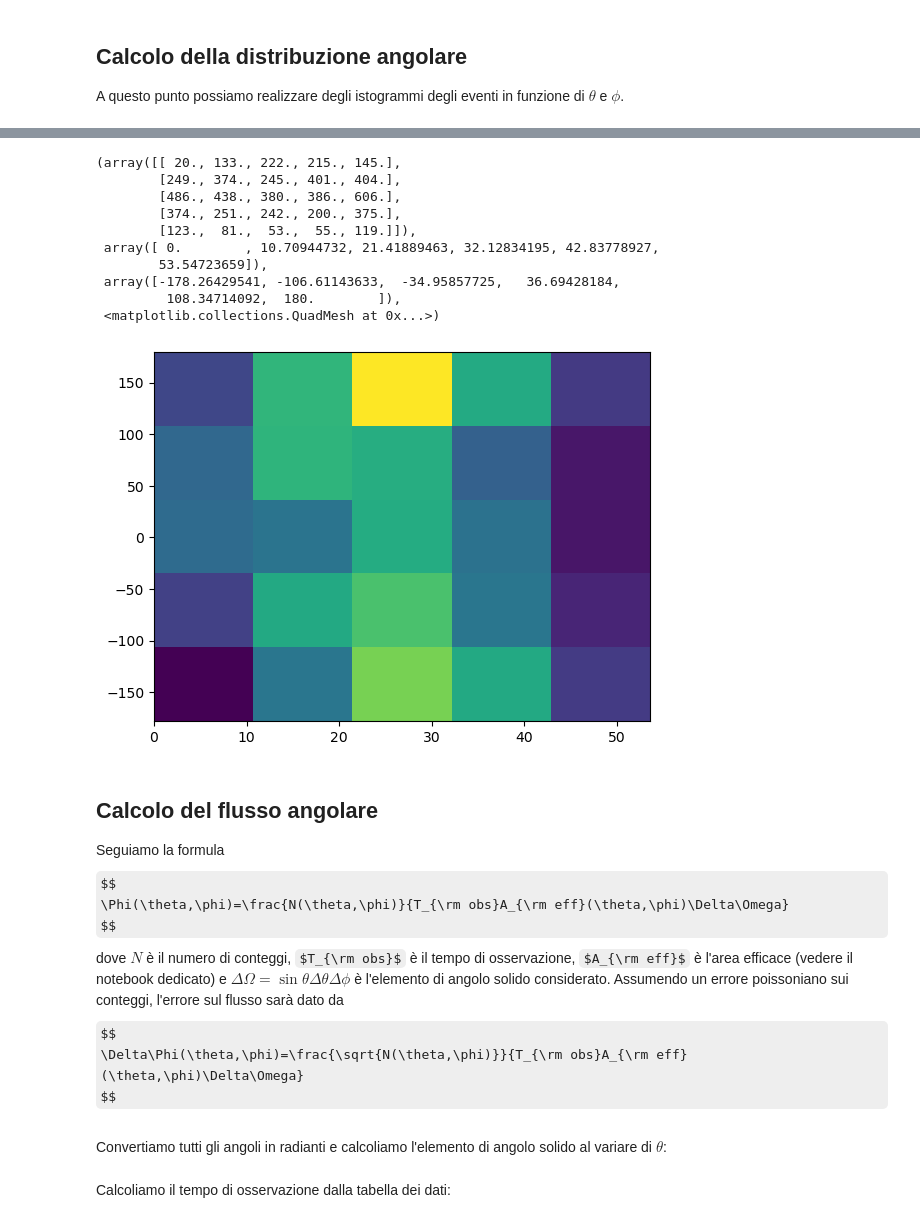
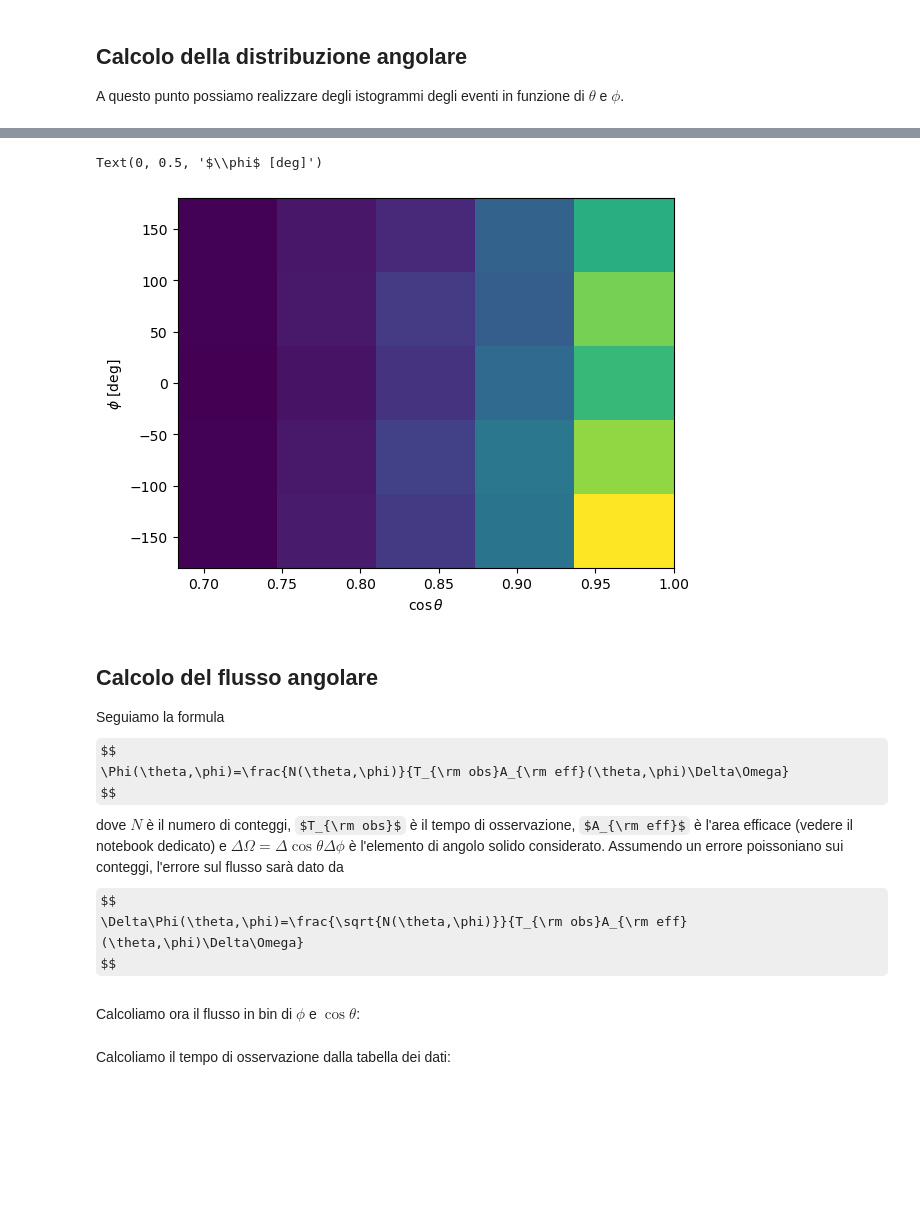
Before and after one commit to fschiavone/crc_analysis, a Jupyter notebook: angular_analysis.ipynb, the cells around one changed output, grey strips where cells are left out. Drawn from its saved outputs; the diff is of its cells as text; code cells hidden in the pictures; some formulas as TeX source; blank space fills up the shorter version.

Commit message:
Added computation of flux vs. cos(theta), changed effective area function in angular analysis nb

```diff
--- a/angular_analysis.ipynb
+++ b/angular_analysis.ipynb
@@ -9,7 +9,7 @@ import matplotlib.pyplot as plt
 from datetime import datetime
 from astropy.modeling import models, fitting
 # %%
-data_file = "./data/CRC-4 I.N.F.N. Napoli 29-04-2025 09-39-13.txt"
+data_file = "./data/CRC-4 LNGS 28-04-2025 21-51-35.txt"
 crc_ver = '2.10'
 # %% [markdown]
 ## Lettura dei dati
@@ -74,7 +76,7 @@ def get_coordinates(xz_array, yz_array):
     y_array = []
     z_array = []
     dx = 4
-    dz = 7
+    dz = 9
     for plane in xz_array:
         data = plane[2:]
         x_pos = []
@@ -204,27 +215,20 @@ Text(0, 0.5, 'Counts')
 # %%
-plt.hist2d(muondata["theta"], muondata["phi"], bins=n_bins)
+plt.hist2d(np.cos(np.deg2rad(muondata["theta"])), muondata["phi"], bins=n_bins)
+plt.xlabel(r'$\cos\theta$')
+plt.ylabel(r'$\phi$ [deg]')
 # %% [output]
-(array([[ 20., 133., 222., 215., 145.],
-        [249., 374., 245., 401., 404.],
-        [486., 438., 380., 386., 606.],
-        [374., 251., 242., 200., 375.],
-        [123.,  81.,  53.,  55., 119.]]),
- array([ 0.        , 10.70944732, 21.41889463, 32.12834195, 42.83778927,
-        53.54723659]),
- array([-178.26429541, -106.61143633,  -34.95857725,   36.69428184,
-         108.34714092,  180.        ]),
- <matplotlib.collections.QuadMesh at 0x...>)
+Text(0, 0.5, '$\\phi$ [deg]')
-[figure, old version]
+[figure, new version]
 # %% [markdown]
 ## Calcolo del flusso angolare
 Seguiamo la formula
 $$
     \Phi(\theta,\phi)=\frac{N(\theta,\phi)}{T_{\rm obs}A_{\rm eff}(\theta,\phi)\Delta\Omega}
 $$
-dove $N$ è il numero di conteggi, $T_{\rm obs}$ è il tempo di osservazione, $A_{\rm eff}$ è l'area efficace (vedere il notebook dedicato) e $\Delta\Omega=\sin\theta\Delta\theta\Delta\phi$ è l'elemento di angolo solido considerato. Assumendo un errore poissoniano sui conteggi, l'errore sul flusso sarà dato da
+dove $N$ è il numero di conteggi, $T_{\rm obs}$ è il tempo di osservazione, $A_{\rm eff}$ è l'area efficace (vedere il notebook dedicato) e $\Delta\Omega=\Delta\cos\theta\Delta\phi$ è l'elemento di angolo solido considerato. Assumendo un errore poissoniano sui conteggi, l'errore sul flusso sarà dato da
 $$
     \Delta\Phi(\theta,\phi)=\frac{\sqrt{N(\theta,\phi)}}{T_{\rm obs}A_{\rm eff}(\theta,\phi)\Delta\Omega}
 $$
 # %% [markdown]
-Convertiamo tutti gli angoli in radianti e calcoliamo l'elemento di angolo solido al variare di $\theta$:
+Calcoliamo ora il flusso in bin di $\phi$ e $\cos\theta$:
 # %%
```
Also changed, not shown: parts of 25 cells of this notebook, 1 other file.
